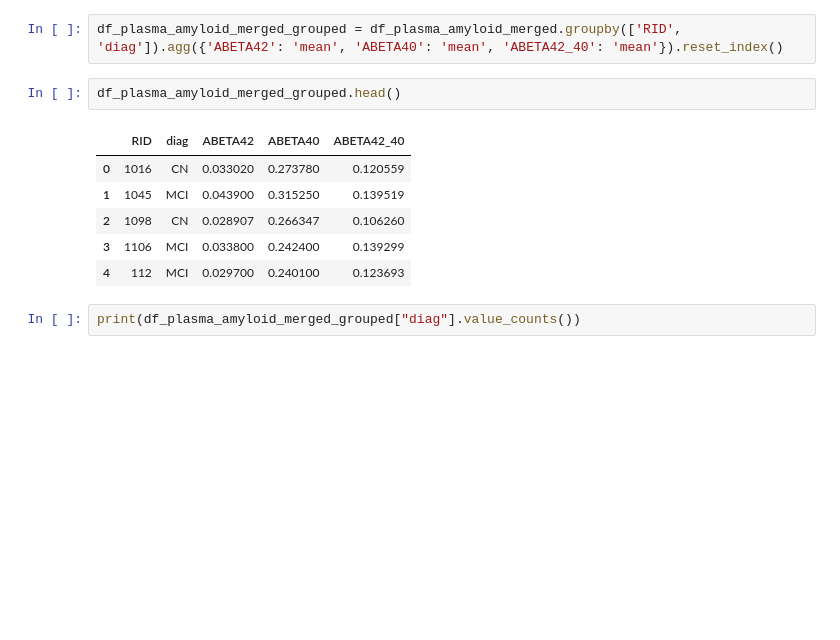
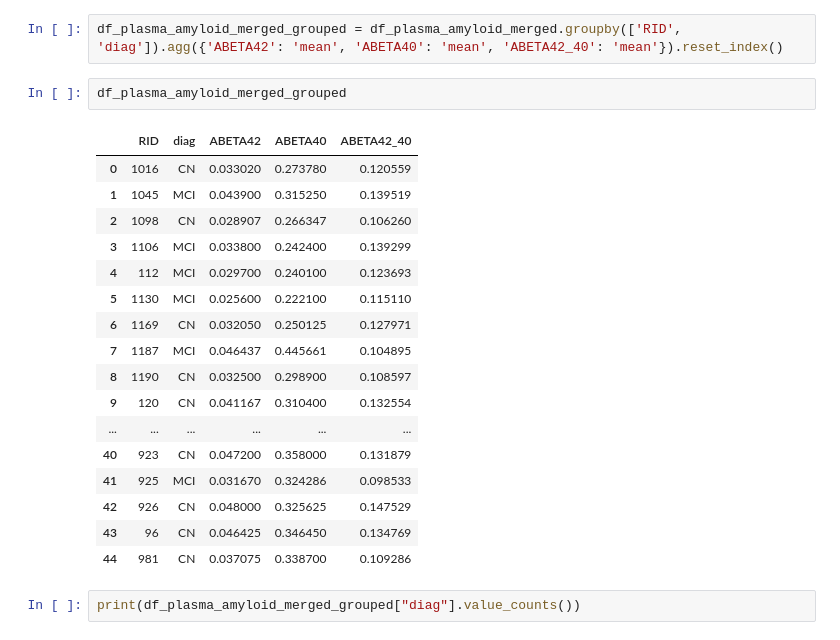
Before and after one commit to giocoal/ADNI-brain-MRI-alzheimer-WGAN-generation-and-classification, a Jupyter notebook: notebooks/biospecimen_analysis.ipynb, the cells around one changed output. Saved outputs shown, nothing was run; the diff lists cells and outputs as text; blank space fills up the shorter version.

```diff
--- a/notebooks/biospecimen_analysis.ipynb
+++ b/notebooks/biospecimen_analysis.ipynb
@@ -431,14 +433,25 @@ Raggruppa per soggetto
 # %%
 df_plasma_amyloid_merged_grouped = df_plasma_amyloid_merged.groupby(['RID', 'diag']).agg({'ABETA42': 'mean', 'ABETA40': 'mean', 'ABETA42_40': 'mean'}).reset_index()
 # %%
-df_plasma_amyloid_merged_grouped.head()
+df_plasma_amyloid_merged_grouped
 # %% [output]
 |  | RID | diag | ABETA42 | ABETA40 | ABETA42_40 |
 | 0 | 1016 | CN | 0.033020 | 0.273780 | 0.120559 |
 | 1 | 1045 | MCI | 0.043900 | 0.315250 | 0.139519 |
 | 2 | 1098 | CN | 0.028907 | 0.266347 | 0.106260 |
 | 3 | 1106 | MCI | 0.033800 | 0.242400 | 0.139299 |
 | 4 | 112 | MCI | 0.029700 | 0.240100 | 0.123693 |
+| 5 | 1130 | MCI | 0.025600 | 0.222100 | 0.115110 |
+| 6 | 1169 | CN | 0.032050 | 0.250125 | 0.127971 |
+| 7 | 1187 | MCI | 0.046437 | 0.445661 | 0.104895 |
+| 8 | 1190 | CN | 0.032500 | 0.298900 | 0.108597 |
+| 9 | 120 | CN | 0.041167 | 0.310400 | 0.132554 |
+| ... | ... | ... | ... | ... | ... |
+| 40 | 923 | CN | 0.047200 | 0.358000 | 0.131879 |
+| 41 | 925 | MCI | 0.031670 | 0.324286 | 0.098533 |
+| 42 | 926 | CN | 0.048000 | 0.325625 | 0.147529 |
+| 43 | 96 | CN | 0.046425 | 0.346450 | 0.134769 |
+| 44 | 981 | CN | 0.037075 | 0.338700 | 0.109286 |
 # %%
 print(df_plasma_amyloid_merged_grouped["diag"].value_counts())
 # %% [output]
```
Also changed, not shown: parts of 4 cells of this notebook, 1 other file.
